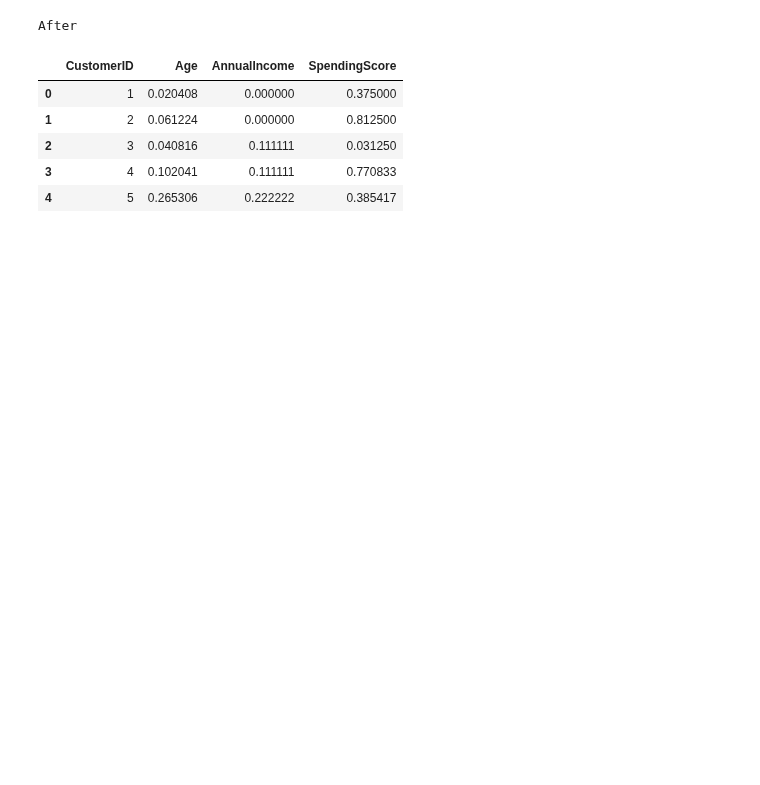
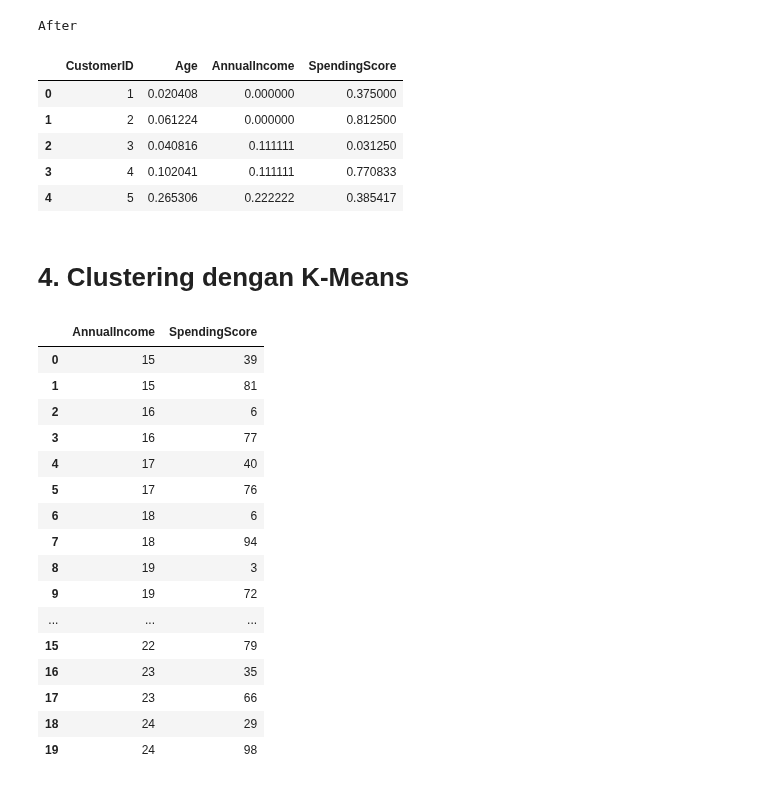
Before and after one commit to ImNotDanish05/2025_KC_TI-1A, a Jupyter notebook: Tugas Besar.ipynb, the cells around one changed output. Saved outputs shown, nothing was run; the diff lists cells and outputs as text; code cells hidden in the pictures; blank space fills up the shorter version.

```diff
--- a/Tugas Besar.ipynb
+++ b/Tugas Besar.ipynb
@@ -130,3 +131,27 @@ After
 | 4 | 5 | 0.265306 | 0.222222 | 0.385417 |
 # %%
 # @title 3.b. Buat scatter plot sebelum dan sesudah normalisasi untuk membandingkan persebaran data.
+# %% [markdown]
+# **4. Clustering dengan K-Means**
+# %%
+# @title 4.a. Tentukan jumlah klaster optimal menggunakan metode Elbow.
+X = dataset.iloc[:, [2, 3]]
+X
+# %% [output]
+|  | AnnualIncome | SpendingScore |
+| 0 | 15 | 39 |
+| 1 | 15 | 81 |
+| 2 | 16 | 6 |
+| 3 | 16 | 77 |
+| 4 | 17 | 40 |
+| 5 | 17 | 76 |
+| 6 | 18 | 6 |
+| 7 | 18 | 94 |
+| 8 | 19 | 3 |
+| 9 | 19 | 72 |
+| ... | ... | ... |
+| 15 | 22 | 79 |
+| 16 | 23 | 35 |
+| 17 | 23 | 66 |
+| 18 | 24 | 29 |
+| 19 | 24 | 98 |
```
Also changed, not shown: parts of 6 cells of this notebook.
